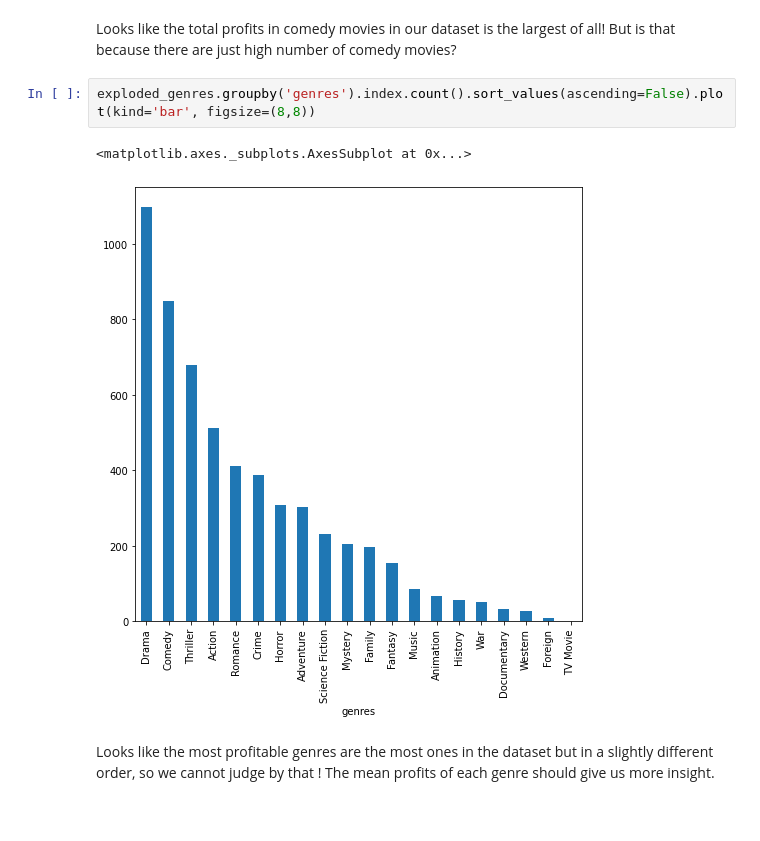
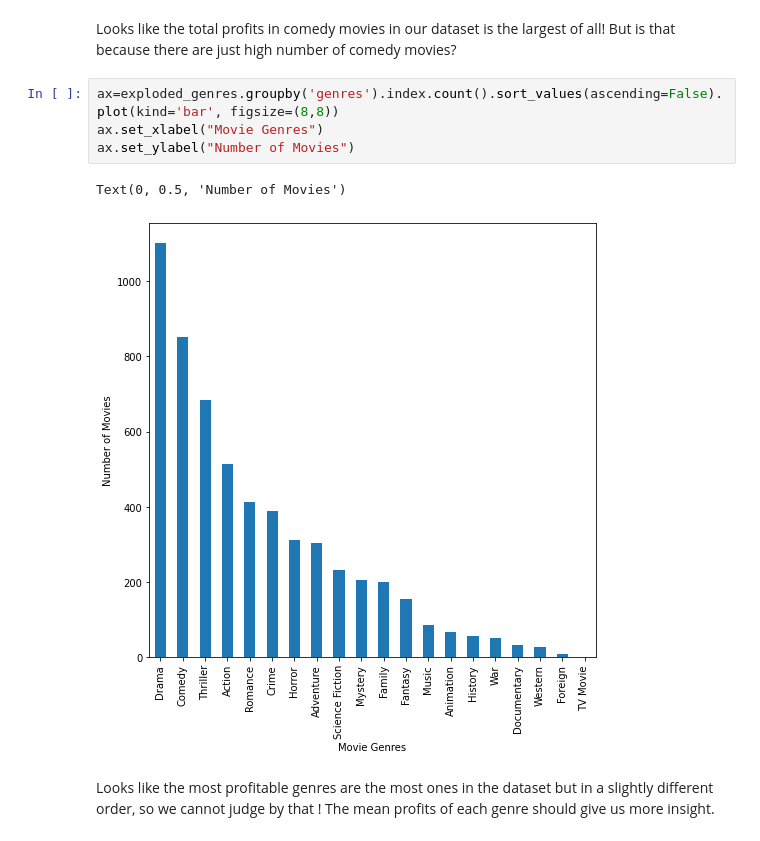
Before and after one commit to karimamd/Movies_Dataset_Analysis, a Jupyter notebook: Investigate_movies_dataset.ipynb, the cells around one changed output. Drawn from its saved outputs; the diff is of its cells as text.

```diff
--- a/Investigate_movies_dataset.ipynb
+++ b/Investigate_movies_dataset.ipynb
@@ -501,10 +522,12 @@ profits.sum().sort_values(ascending=False).plot(
 # %% [markdown]
 Looks like the total profits in comedy movies in our dataset is the largest of all! But is that because there are just high number of comedy movies?
 # %%
-exploded_genres.groupby('genres').index.count().sort_values(ascending=False).plot(kind='bar', figsize=(8,8))
+ax=exploded_genres.groupby('genres').index.count().sort_values(ascending=False).plot(kind='bar', figsize=(8,8))
+ax.set_xlabel("Movie Genres")
+ax.set_ylabel("Number of Movies")
 # %% [output]
-<matplotlib.axes._subplots.AxesSubplot at 0x...>
+Text(0, 0.5, 'Number of Movies')
-[figure, old version]
+[figure, new version]
 # %% [markdown]
 Looks like the most profitable genres are the most ones in the dataset but in a slightly different order, so we cannot judge by that !
 The mean profits of each genre should give us more insight.
```
Also changed, not shown: parts of 34 cells of this notebook, 1 other file.
